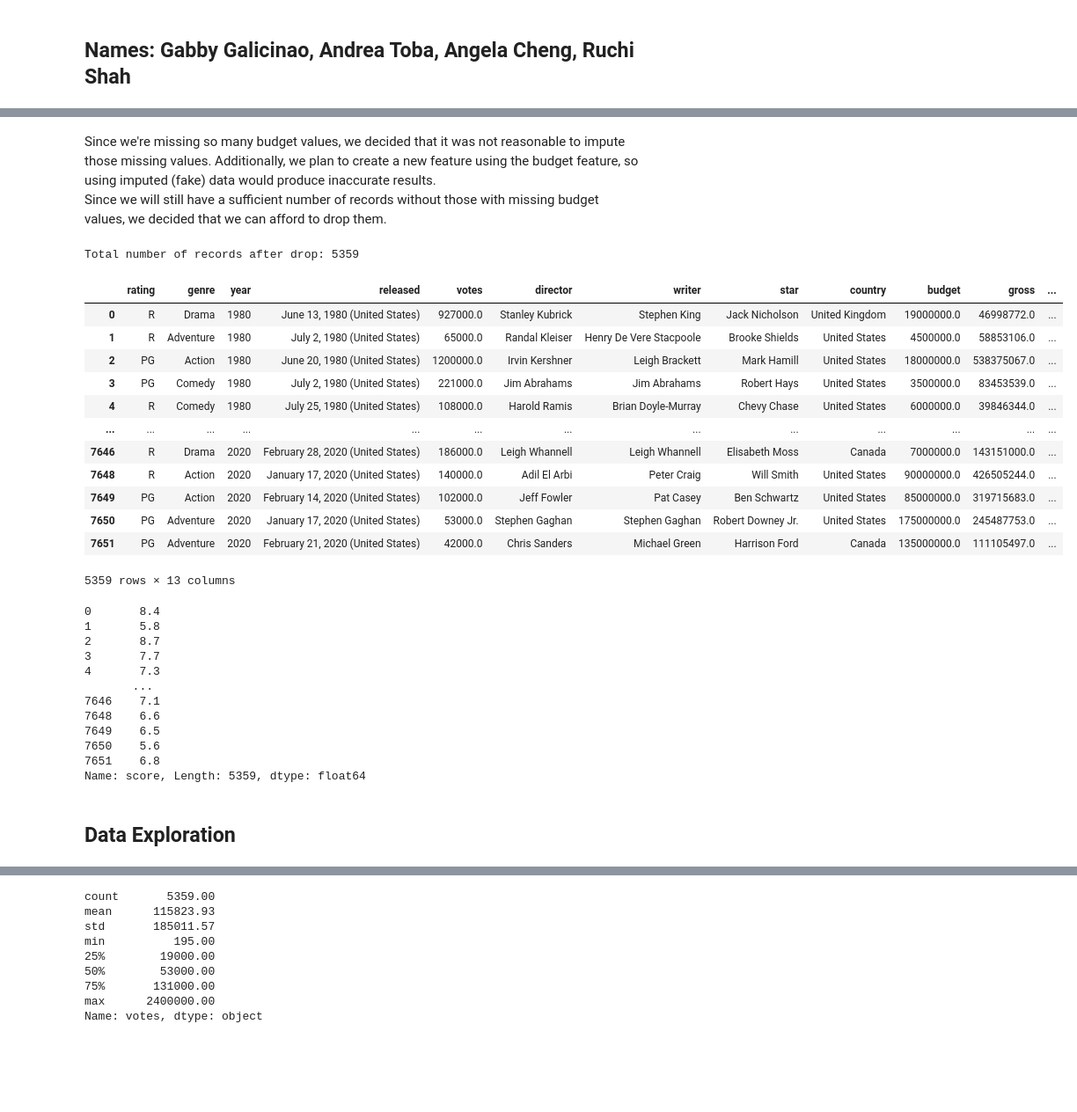
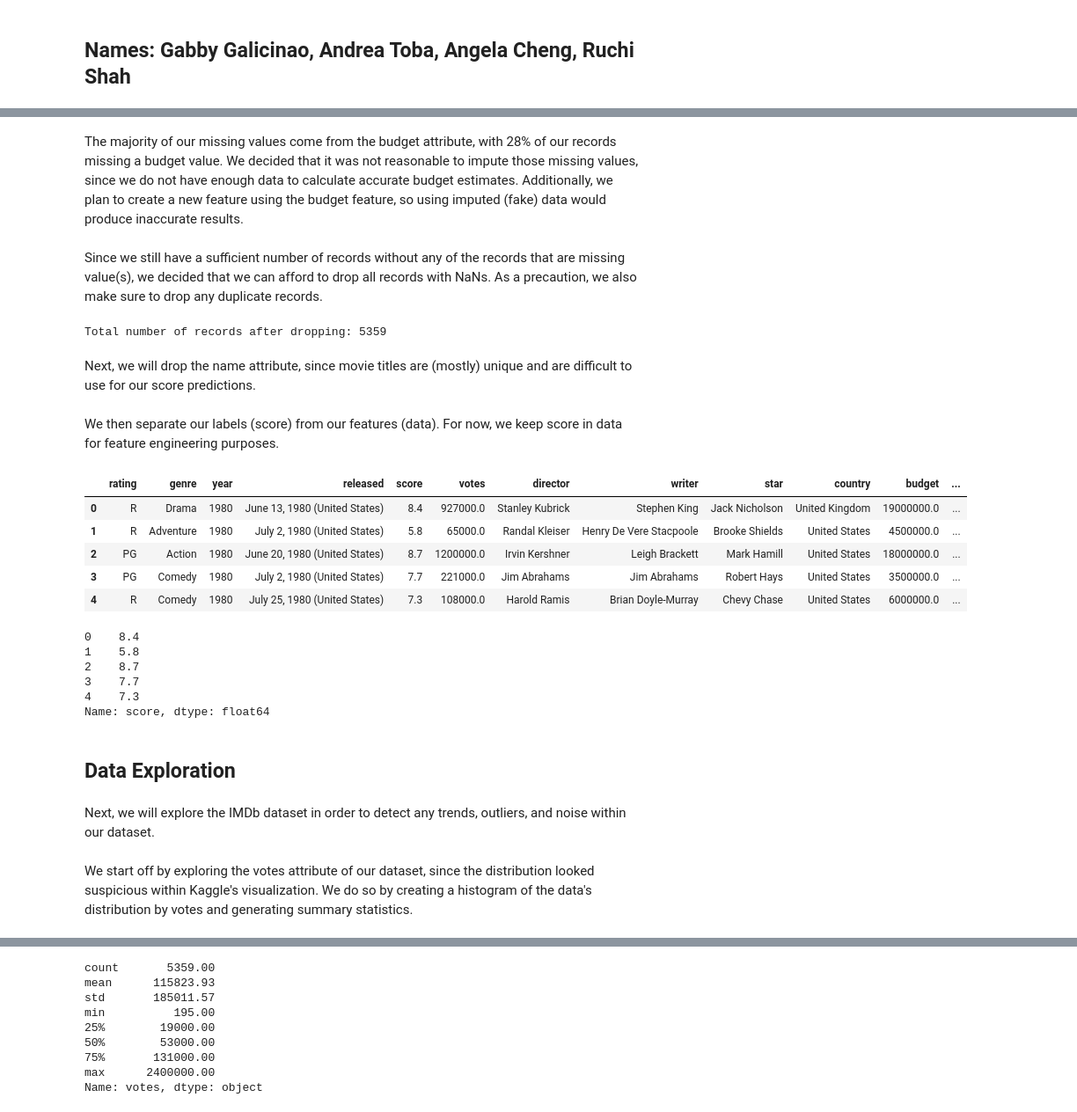
Before and after one commit to ggalicin/cs363m_project, a Jupyter notebook: CS_363M_PROJECT.ipynb, the cells around one changed output, grey strips where cells are left out. Shown at 88% size. Saved outputs shown, nothing was run; the diff lists cells and outputs as text; code cells hidden in the pictures; blank space fills up the shorter version.

```diff
--- a/CS_363M_PROJECT.ipynb
+++ b/CS_363M_PROJECT.ipynb
@@ -40,4 +45,4 @@ import sklearn
 # %%
-missing_values = ["Not Rated", "Unrated", "Approved"]
+missing_values = ["Not Rated", "Unrated", "Approved", "?", "na", "--"]
 # %%
 data = pd.read_csv('movies.csv', header='infer', na_values=missing_values, skipinitialspace=True)
@@ -66,48 +79,45 @@ Total missing budget values: 2171
 # %% [markdown]
-Since we're missing so many budget values, we decided that it was not reasonable to impute those missing values. Additionally, we plan to create a new feature using the budget feature, so using imputed (fake) data would produce inaccurate results.
-<br>
-Since we will still have a sufficient number of records without those with missing budget values, we decided that we can afford to drop them.
+The majority of our missing values come from the budget attribute, with 28% of our records missing a budget value. We decided that it was not reasonable to impute those missing values, since we do not have enough data to calculate accurate budget estimates. Additionally, we plan to create a new feature using the budget feature, so using imputed (fake) data would produce inaccurate results.
+<br><br>
+Since we still have a sufficient number of records without any of the records that are missing value(s), we decided that we can afford to drop all records with NaNs. As a precaution, we also make sure to drop any duplicate records.
 # %%
 data.dropna(inplace=True)
-# data.drop_duplicates(inplace=True)
-print("Total number of records after drop:", data.shape[0])
+data.drop_duplicates(inplace=True)
+print("Total number of records after dropping:", data.shape[0])
 # %% [output]
-Total number of records after drop: 5359
+Total number of records after dropping: 5359
+# %% [markdown]
+Next, we will drop the name attribute, since movie titles are (mostly) unique and are difficult to use for our score predictions.
+# %%
+data = data.drop(columns=['name'])
+# %% [markdown]
+We then separate our labels (score) from our features (data). For now, we keep score in data for feature engineering purposes.
 # %%
 labels = data['score']
-data = data.drop(columns=['name', 'score'])
-data
+# data = data.drop(columns=['score'])
+data.head()
 # %% [output]
-|  | rating | genre | year | released | votes | director | writer | star | country | budget | gross | ... |
-| 0 | R | Drama | 1980 | June 13, 1980 (United States) | 927000.0 | Stanley Kubrick | Stephen King | Jack Nicholson | United Kingdom | 19000000.0 | 46998772.0 | ... |
-| 1 | R | Adventure | 1980 | July 2, 1980 (United States) | 65000.0 | Randal Kleiser | Henry De Vere Stacpoole | Brooke Shields | United States | 4500000.0 | 58853106.0 | ... |
-| 2 | PG | Action | 1980 | June 20, 1980 (United States) | 1200000.0 | Irvin Kershner | Leigh Brackett | Mark Hamill | United States | 18000000.0 | 538375067.0 | ... |
-| 3 | PG | Comedy | 1980 | July 2, 1980 (United States) | 221000.0 | Jim Abrahams | Jim Abrahams | Robert Hays | United States | 3500000.0 | 83453539.0 | ... |
-| 4 | R | Comedy | 1980 | July 25, 1980 (United States) | 108000.0 | Harold Ramis | Brian Doyle-Murray | Chevy Chase | United States | 6000000.0 | 39846344.0 | ... |
-| ... | ... | ... | ... | ... | ... | ... | ... | ... | ... | ... | ... | ... |
-| 7646 | R | Drama | 2020 | February 28, 2020 (United States) | 186000.0 | Leigh Whannell | Leigh Whannell | Elisabeth Moss | Canada | 7000000.0 | 143151000.0 | ... |
-| 7648 | R | Action | 2020 | January 17, 2020 (United States) | 140000.0 | Adil El Arbi | Peter Craig | Will Smith | United States | 90000000.0 | 426505244.0 | ... |
-| 7649 | PG | Action | 2020 | February 14, 2020 (United States) | 102000.0 | Jeff Fowler | Pat Casey | Ben Schwartz | United States | 85000000.0 | 319715683.0 | ... |
-| 7650 | PG | Adventure | 2020 | January 17, 2020 (United States) | 53000.0 | Stephen Gaghan | Stephen Gaghan | Robert Downey Jr. | United States | 175000000.0 | 245487753.0 | ... |
-| 7651 | PG | Adventure | 2020 | February 21, 2020 (United States) | 42000.0 | Chris Sanders | Michael Green | Harrison Ford | Canada | 135000000.0 | 111105497.0 | ... |
+|  | rating | genre | year | released | score | votes | director | writer | star | country | budget | ... |
+| 0 | R | Drama | 1980 | June 13, 1980 (United States) | 8.4 | 927000.0 | Stanley Kubrick | Stephen King | Jack Nicholson | United Kingdom | 19000000.0 | ... |
+| 1 | R | Adventure | 1980 | July 2, 1980 (United States) | 5.8 | 65000.0 | Randal Kleiser | Henry De Vere Stacpoole | Brooke Shields | United States | 4500000.0 | ... |
+| 2 | PG | Action | 1980 | June 20, 1980 (United States) | 8.7 | 1200000.0 | Irvin Kershner | Leigh Brackett | Mark Hamill | United States | 18000000.0 | ... |
+| 3 | PG | Comedy | 1980 | July 2, 1980 (United States) | 7.7 | 221000.0 | Jim Abrahams | Jim Abrahams | Robert Hays | United States | 3500000.0 | ... |
+| 4 | R | Comedy | 1980 | July 25, 1980 (United States) | 7.3 | 108000.0 | Harold Ramis | Brian Doyle-Murray | Chevy Chase | United States | 6000000.0 | ... |
-5359 rows × 13 columns
 # %%
-labels
+labels.head()
 # %% [output]
-0       8.4
-1       5.8
-2       8.7
-3       7.7
-4       7.3
-       ...
-7646    7.1
-7648    6.6
-7649    6.5
-7650    5.6
-7651    6.8
-Name: score, Length: 5359, dtype: float64
+0    8.4
+1    5.8
+2    8.7
+3    7.7
+4    7.3
+Name: score, dtype: float64
 # %% [markdown]
 ## Data Exploration
+# %% [markdown]
+Next, we will explore the IMDb dataset in order to detect any trends, outliers, and noise within our dataset.
+# %% [markdown]
+We start off by exploring the votes attribute of our dataset, since the distribution looked suspicious within Kaggle's visualization. We do so by creating a histogram of the data's distribution by votes and generating summary statistics.
 # %%
 data['votes'].plot(kind='hist', title='Distribution of dataset by votes')
 # %% [output]
```
Also changed, not shown: parts of 74 cells of this notebook.
